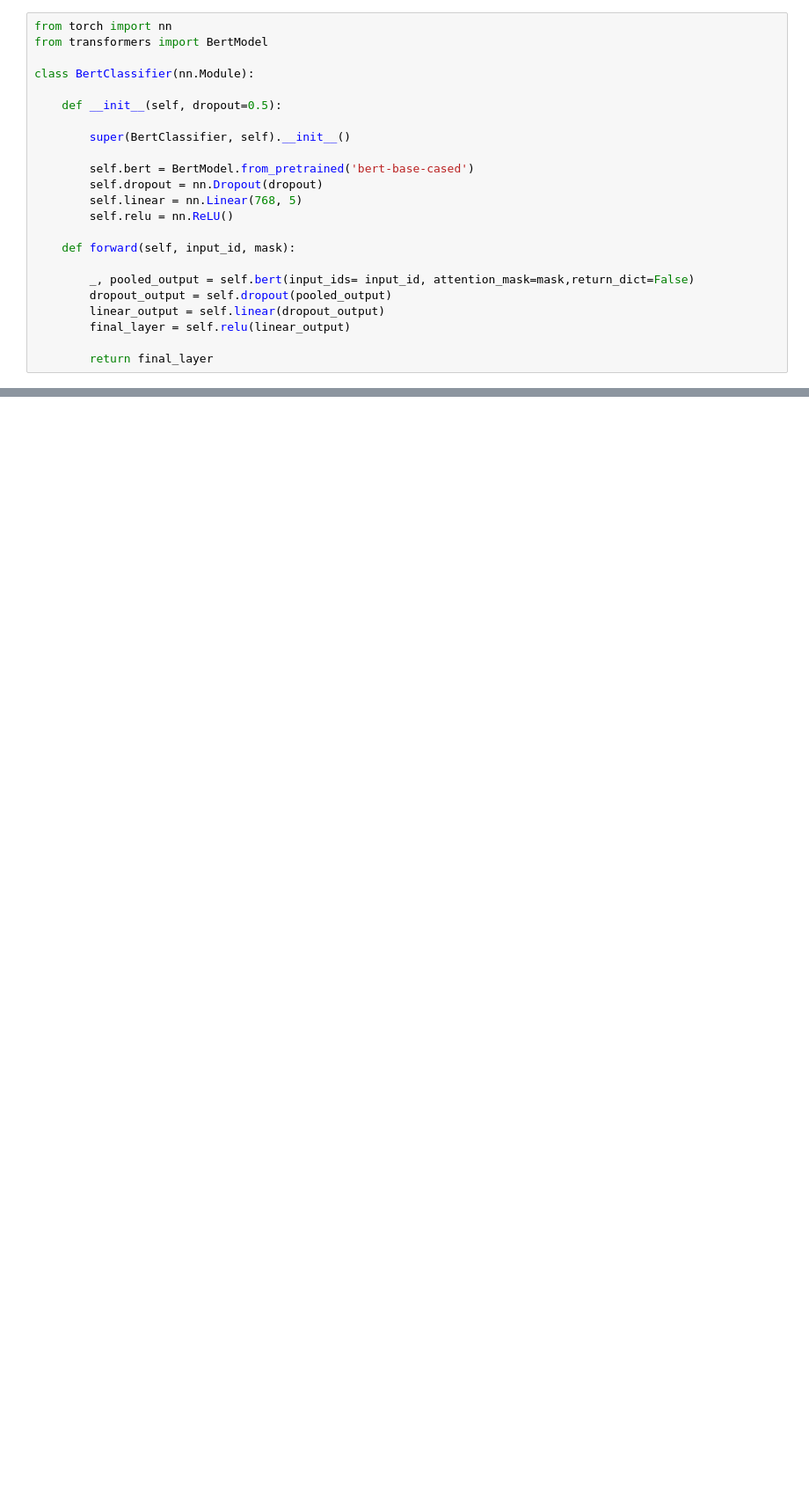
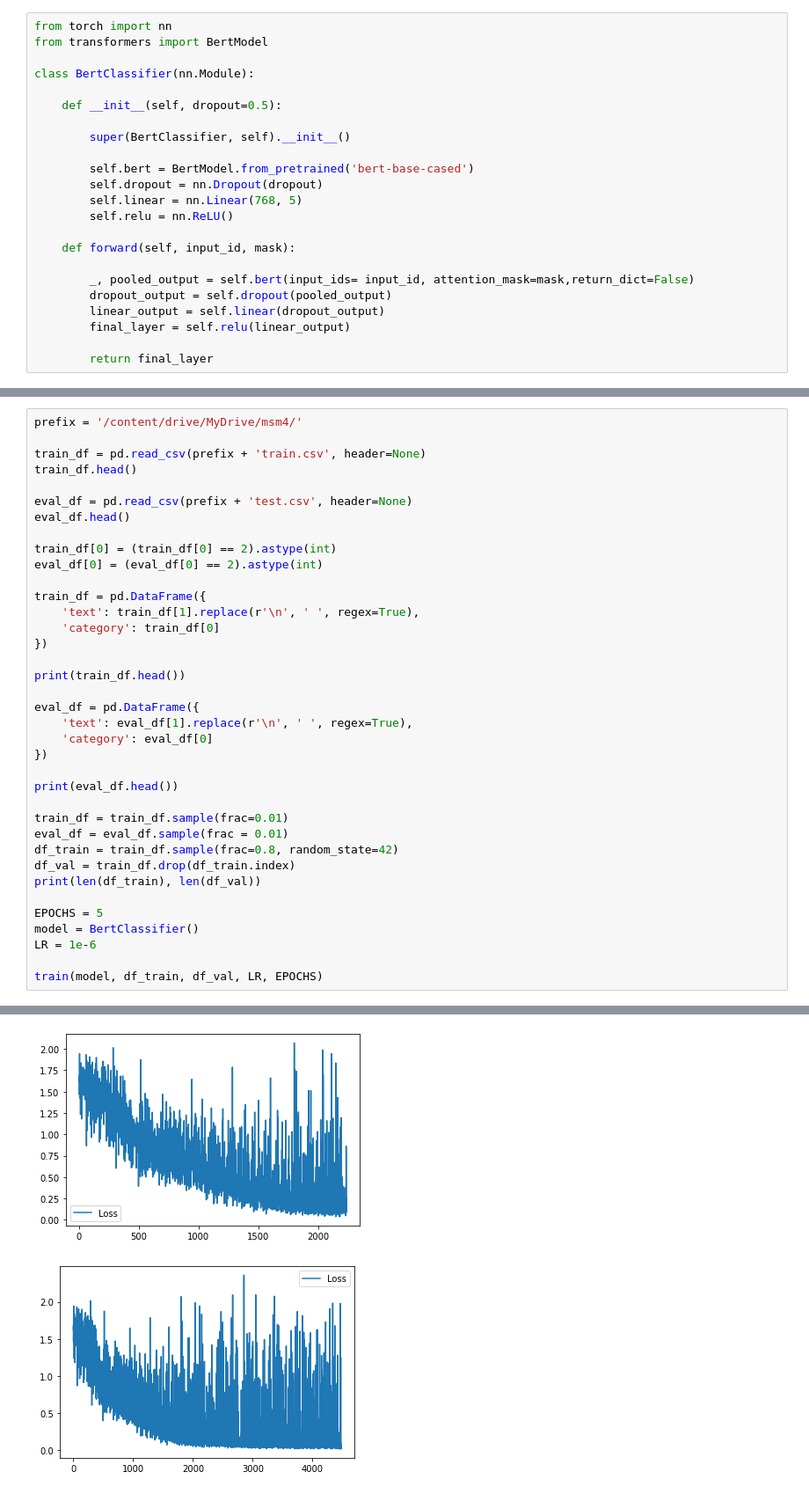
Before and after one commit to trilgar/MSM-2021, a Jupyter notebook: Attention_transformers.ipynb, the cells around one changed output, grey strips where cells are left out. Shown: that part at 88% size. Cells and saved outputs as stored; diff of their text form; blank space fills up the shorter version.

```diff
--- a/Attention_transformers.ipynb
+++ b/Attention_transformers.ipynb
@@ -223,0 +171,38 @@ Epochs: 1 | Train Loss:  0.382 | Train Accuracy:  0.724 | Val Loss:  0.153 | Val
+# %%
+prefix = '/content/drive/MyDrive/msm4/'
+
+train_df = pd.read_csv(prefix + 'train.csv', header=None)
+train_df.head()
+
+eval_df = pd.read_csv(prefix + 'test.csv', header=None)
+eval_df.head()
+
+train_df[0] = (train_df[0] == 2).astype(int)
+eval_df[0] = (eval_df[0] == 2).astype(int)
+
+train_df = pd.DataFrame({
+    'text': train_df[1].replace(r'\n', ' ', regex=True),
+    'category': train_df[0]
+})
+
+print(train_df.head())
+
+eval_df = pd.DataFrame({
+    'text': eval_df[1].replace(r'\n', ' ', regex=True),
+    'category': eval_df[0]
+})
+
+print(eval_df.head())
+
+train_df = train_df.sample(frac=0.01)
+eval_df = eval_df.sample(frac = 0.01)
+df_train = train_df.sample(frac=0.8, random_state=42)
+df_val = train_df.drop(df_train.index)
+print(len(df_train), len(df_val))
+
+EPOCHS = 5
+model = BertClassifier()
+LR = 1e-6
+
+train(model, df_train, df_val, LR, EPOCHS)
+# %% [output]
@@ -223,0 +231,2 @@ Epochs: 1 | Train Loss:  0.382 | Train Accuracy:  0.724 | Val Loss:  0.153 | Val
+[figure, added]
+[figure, added]
```
Also changed, not shown: parts of 4 cells of this notebook.
